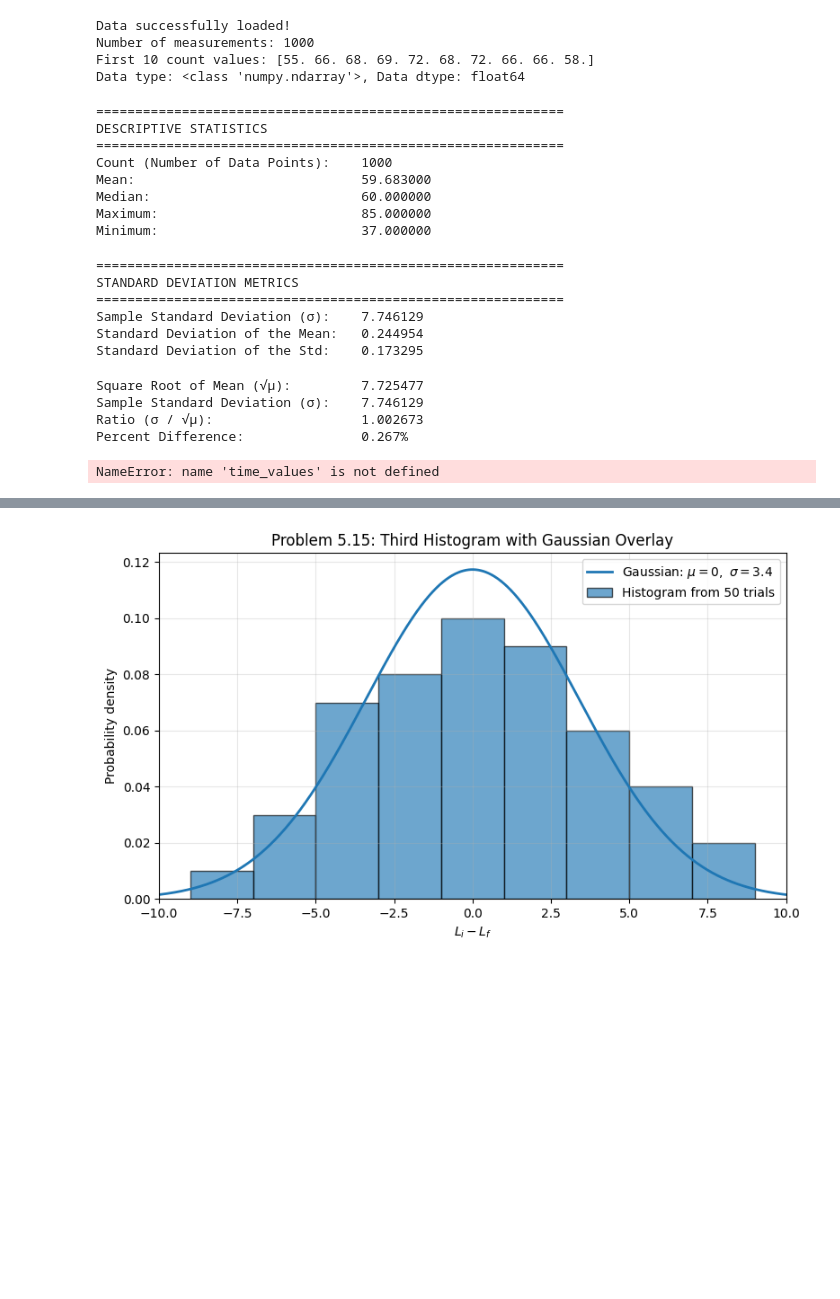
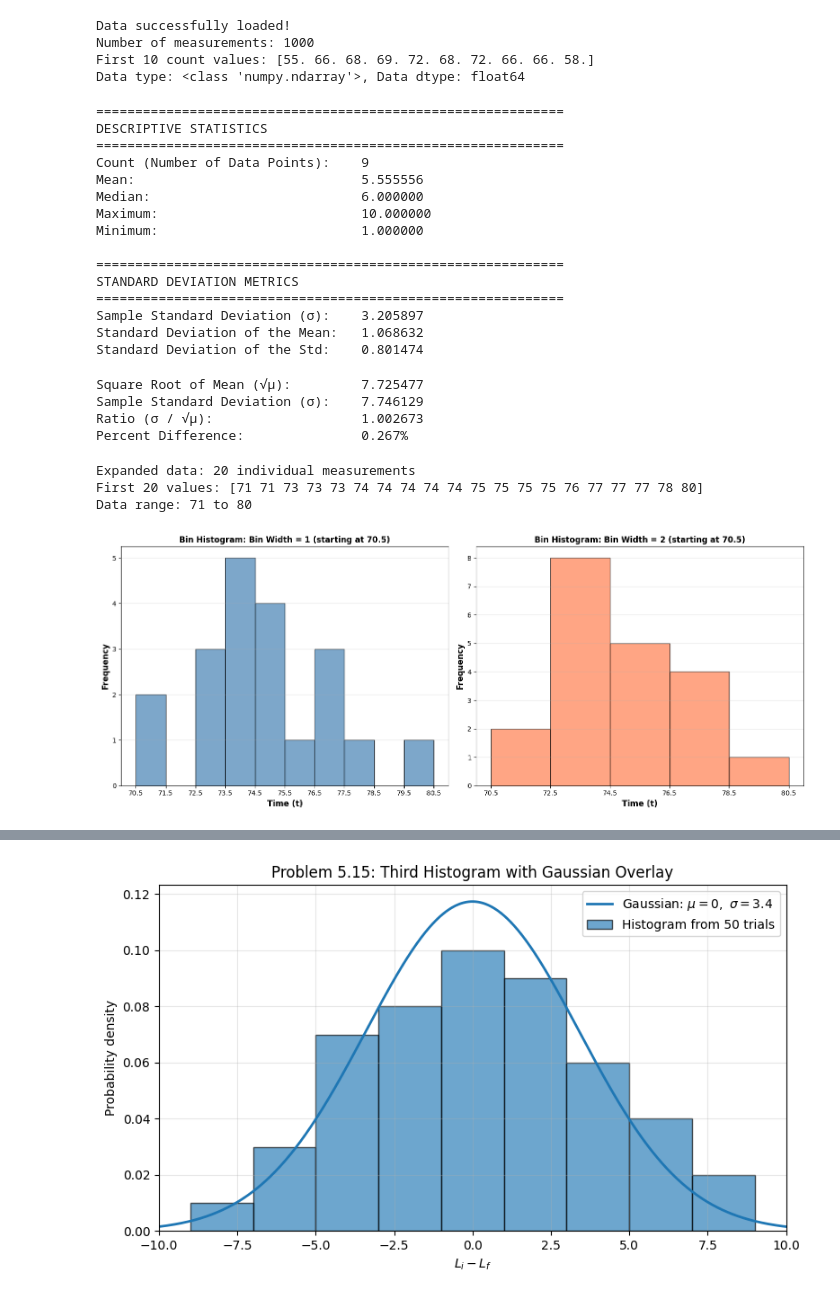
Before and after one commit to joshuaclavecillas/Intermediate-laboratory-, a Jupyter notebook: Beta_Decay_Analysis.ipynb, the cells around one changed output, grey strips where cells are left out. Cells and saved outputs as stored; diff of their text form; code cells hidden in the pictures; blank space fills up the shorter version.

```diff
--- a/Beta_Decay_Analysis.ipynb
+++ b/Beta_Decay_Analysis.ipynb
@@ -59,42 +59,41 @@ print(f"Mean:                             {mean:.6f}")
 print(f"Median:                           {median:.6f}")
 print(f"Maximum:                          {max_val:.6f}")
 print(f"Minimum:                          {min_val:.6f}")
+# Calculate Standard Deviation Metrics
+
+sample_std = np.std(counts, ddof=1)
+
+# Standard Deviation of the Mean (Standard Error)
+
+std_of_mean = sample_std / np.sqrt(count)
+
+# Standard Deviation of the Standard Deviation
+
+
+std_of_std = sample_std / np.sqrt(2 * (count - 1))
+
+print("\n" + "=" * 60)
+print("STANDARD DEVIATION METRICS")
+print("=" * 60)
+print(f"Sample Standard Deviation (σ):    {sample_std:.6f}")
+print(f"Standard Deviation of the Mean:   {std_of_mean:.6f}")
+print(f"Standard Deviation of the Std:    {std_of_std:.6f}")
 # %% [output]
 ============================================================
 DESCRIPTIVE STATISTICS
 ============================================================
-Count (Number of Data Points):    1000
-Mean:                             59.683000
-Median:                           60.000000
-Maximum:                          85.000000
-Minimum:                          37.000000
+Count (Number of Data Points):    9
+Mean:                             5.555556
+Median:                           6.000000
+Maximum:                          10.000000
+Minimum:                          1.000000
+
+============================================================
+STANDARD DEVIATION METRICS
+============================================================
+Sample Standard Deviation (σ):    3.205897
+Standard Deviation of the Mean:   1.068632
+Standard Deviation of the Std:    0.801474
-# %%
-# Calculate Standard Deviation Metrics
-
-sample_std = np.std(counts, ddof=1)
-
-# Standard Deviation of the Mean (Standard Error)
-
-std_of_mean = sample_std / np.sqrt(count)
-
-# Standard Deviation of the Standard Deviation
-
-
-std_of_std = sample_std / np.sqrt(2 * (count - 1))
-
-print("\n" + "=" * 60)
-print("STANDARD DEVIATION METRICS")
-print("=" * 60)
-print(f"Sample Standard Deviation (σ):    {sample_std:.6f}")
-print(f"Standard Deviation of the Mean:   {std_of_mean:.6f}")
-print(f"Standard Deviation of the Std:    {std_of_std:.6f}")
-# %% [output]
-============================================================
-STANDARD DEVIATION METRICS
-============================================================
-Sample Standard Deviation (σ):    7.746129
-Standard Deviation of the Mean:   0.244954
-Standard Deviation of the Std:    0.173295
 # %%
 # Compare square root of mean with standard deviation
 sqrt_mean = np.sqrt(mean)
@@ -112,8 +111,10 @@ Sample Standard Deviation (σ):    7.746129
 Ratio (σ / √μ):                   1.002673
 Percent Difference:               0.267%
 # %%
-# Define time_values (unique count values) and occurrences (frequency of each)
-time_values, occurrences = np.unique(counts, return_counts=True)
+
+# Time and occurrence data
+time_values = np.array([71, 72, 73, 74, 75, 76, 77, 78, 79, 80])
+occurrences = np.array([2, 0, 3, 5, 4, 1, 3, 1, 0, 1])
 
 # First, expand the occurrence data into individual data points
 # This converts the occurrence counts back to raw individual measurements
@@ -125,34 +126,37 @@ expanded_data = np.array(expanded_data)
 
 print(f"Expanded data: {len(expanded_data)} individual measurements")
 print(f"First 20 values: {expanded_data[:20]}")
 print(f"Data range: {np.min(expanded_data)} to {np.max(expanded_data)}")
 
 # Create figure with two subplots
 fig, (ax1, ax2) = plt.subplots(1, 2, figsize=(15, 6))
 
 # (a) Histogram with bin width = 1, starting at 70.5
 bins_width_1 = np.arange(70.5, 81.5, 1)  # [70.5, 71.5, 72.5, ..., 80.5]
 ax1.hist(expanded_data, bins=bins_width_1, edgecolor='black', alpha=0.7, color='steelblue')
 ax1.set_xlabel('Time (t)', fontsize=12, fontweight='bold')
 ax1.set_ylabel('Frequency', fontsize=12, fontweight='bold')
 ax1.set_title('Bin Histogram: Bin Width = 1 (starting at 70.5)', fontsize=12, fontweight='bold')
 ax1.grid(True, alpha=0.3, axis='y')
 ax1.set_xticks(bins_width_1)
 
 # (b) Histogram with bin width = 2, starting at 70.5
 bins_width_2 = np.arange(70.5, 82.5, 2)  # [70.5, 72.5, 74.5, 76.5, 78.5, 80.5]
 ax2.hist(expanded_data, bins=bins_width_2, edgecolor='black', alpha=0.7, color='coral')
 ax2.set_xlabel('Time (t)', fontsize=12, fontweight='bold')
 ax2.set_ylabel('Frequency', fontsize=12, fontweight='bold')
 ax2.set_title('Bin Histogram: Bin Width = 2 (starting at 70.5)', fontsize=12, fontweight='bold')
 ax2.grid(True, alpha=0.3, axis='y')
 ax2.set_xticks(bins_width_2)
 
 plt.tight_layout()
 plt.savefig('/Users/joshuaclavecillas/anaconda_projects/Intermediate_lab_folder/bin_histograms.png', dpi=150, bbox_inches='tight')
 plt.show()
 # %% [output]
-NameError: name 'time_values' is not defined
+Expanded data: 20 individual measurements
+First 20 values: [71 71 73 73 73 74 74 74 74 74 75 75 75 75 76 77 77 77 78 80]
+Data range: 71 to 80
+[figure, added]
 # %%
 expanded_data = []
 for time_val, count_val in zip(time_values, occurrences):
```
Also changed, not shown: parts of 3 cells of this notebook.
